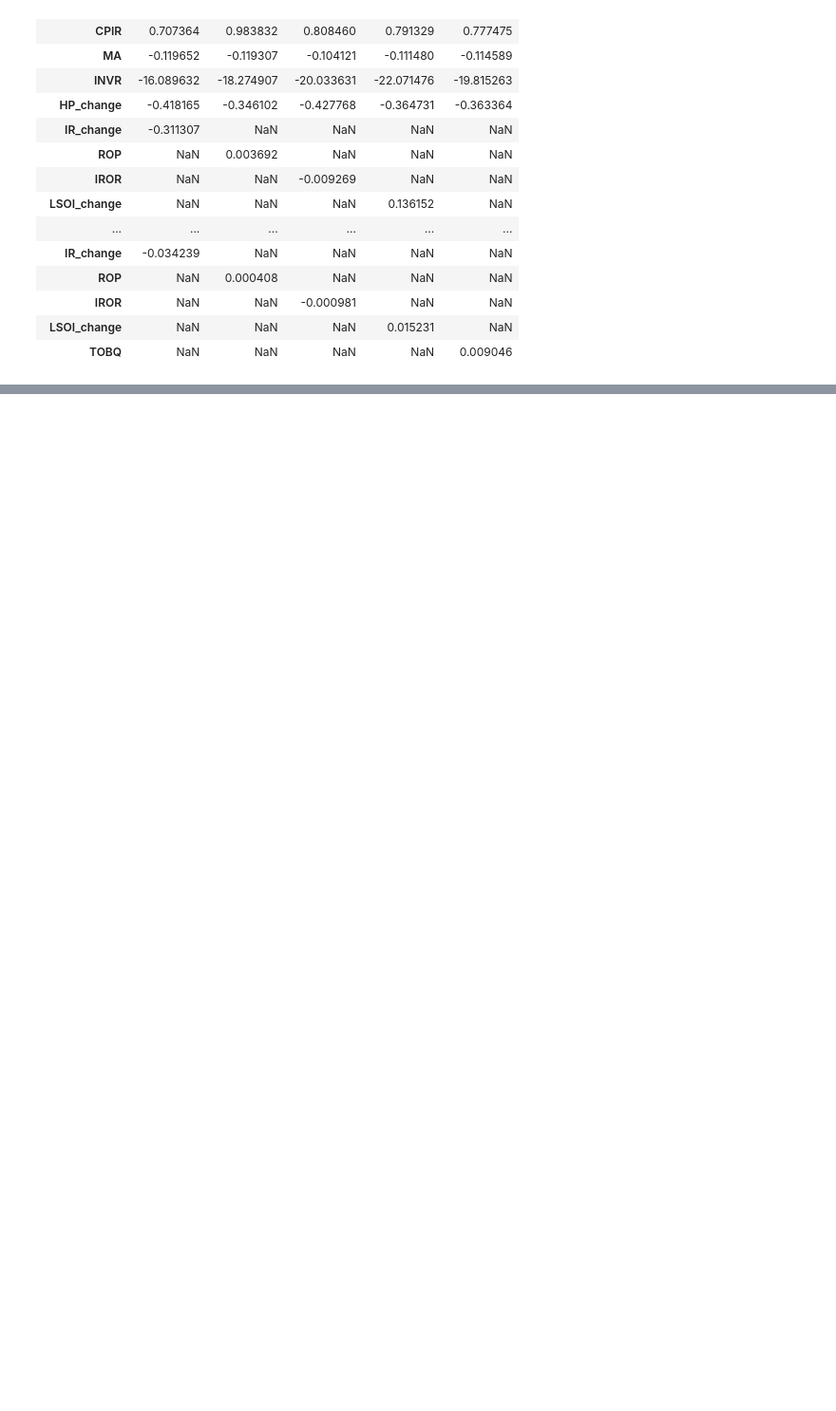
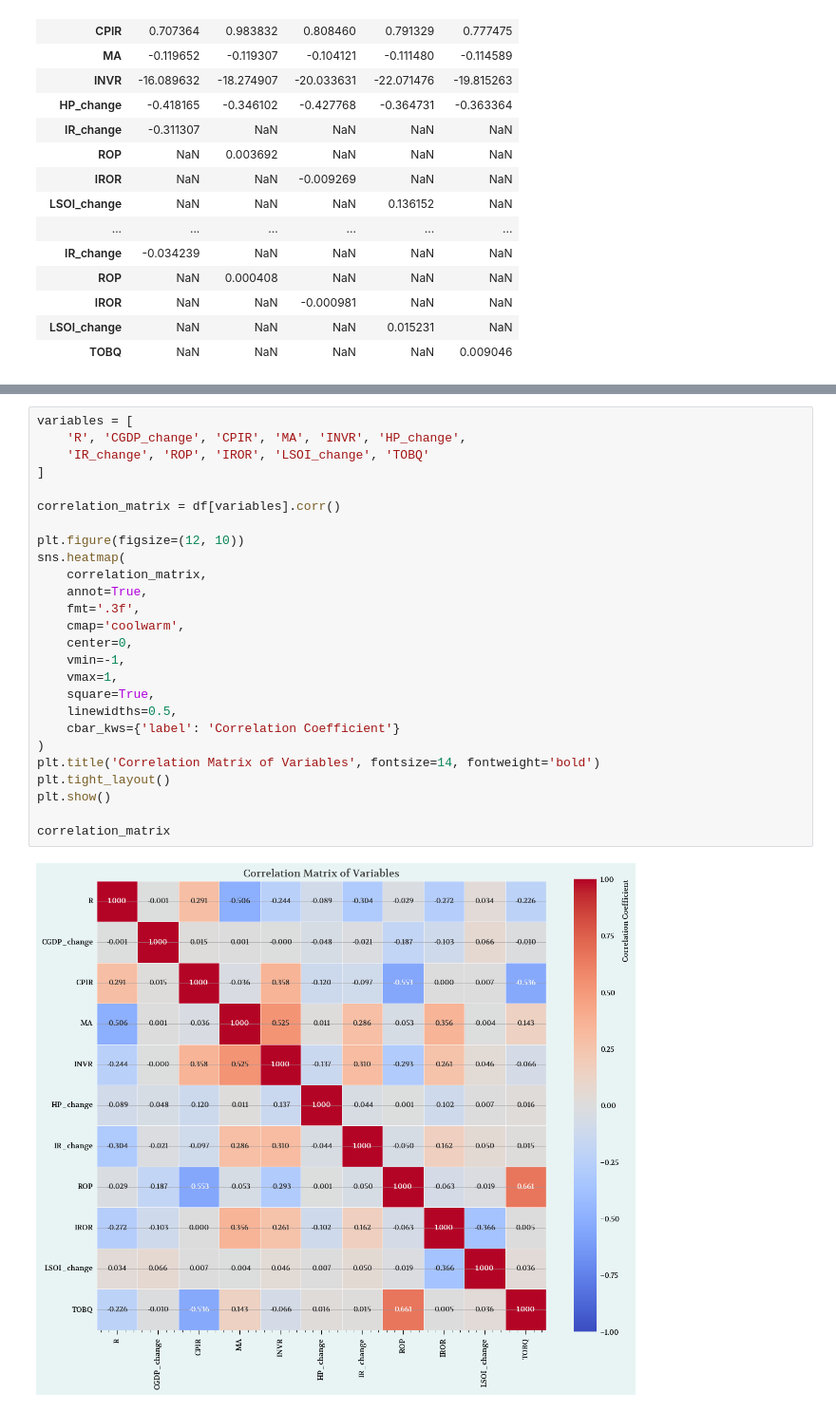
Before and after one commit to ignaciomacan/project3, a Jupyter notebook: josh_section3.ipynb, the cells around one changed output, grey strips where cells are left out. Shown at 95% size. Cells and saved outputs as stored; diff of their text form; blank space fills up the shorter version.

```diff
--- a/josh_section3.ipynb
+++ b/josh_section3.ipynb
@@ -335,0 +464,28 @@ stats_table
+# %%
+variables = [
+    'R', 'CGDP_change', 'CPIR', 'MA', 'INVR', 'HP_change',
+    'IR_change', 'ROP', 'IROR', 'LSOI_change', 'TOBQ'
+]
+
+correlation_matrix = df[variables].corr()
+
+plt.figure(figsize=(12, 10))
+sns.heatmap(
+    correlation_matrix,
+    annot=True,
+    fmt='.3f',
+    cmap='coolwarm',
+    center=0,
+    vmin=-1,
+    vmax=1,
+    square=True,
+    linewidths=0.5,
+    cbar_kws={'label': 'Correlation Coefficient'}
+)
+plt.title('Correlation Matrix of Variables', fontsize=14, fontweight='bold')
+plt.tight_layout()
+plt.show()
+
+correlation_matrix
+# %% [output]
+[figure, added]
```
Also changed, not shown: parts of 11 cells of this notebook.
